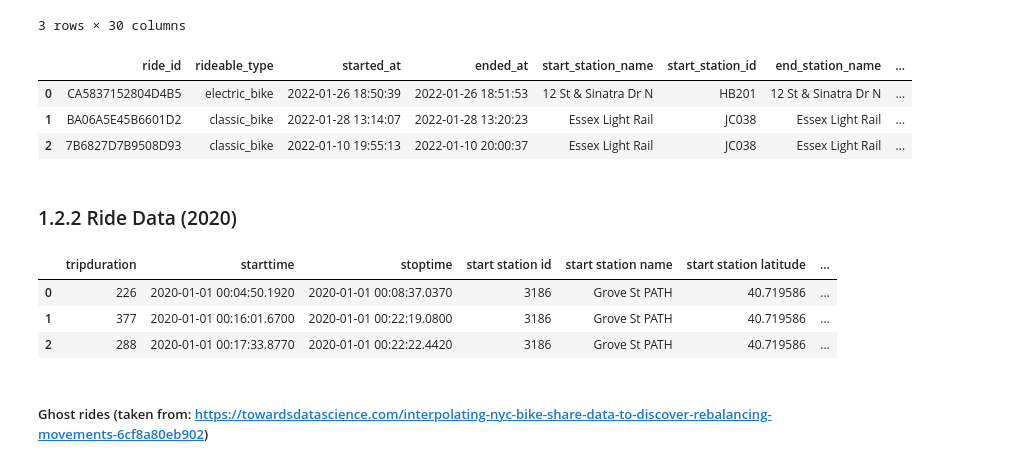
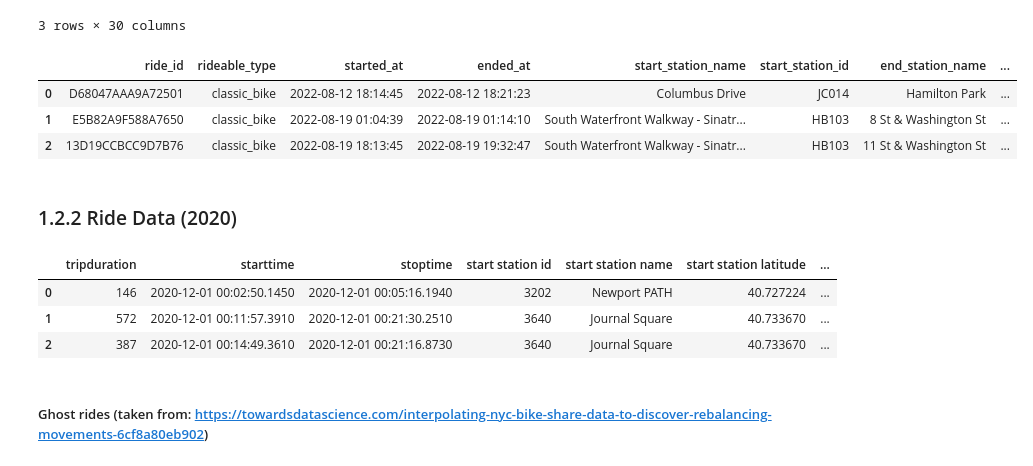
Before and after one commit to lukasschirren/nyc_bike_rental, a Jupyter notebook: data_preparation.ipynb, the cells around one changed output. Saved outputs shown, nothing was run; the diff lists cells and outputs as text; code cells hidden in the pictures.

Commit message:
Fixed data_preparation file errors

```diff
--- a/data_preparation.ipynb
+++ b/data_preparation.ipynb
@@ -119,34 +120,34 @@ combined_data.iloc[:3]
 # %%
 # From 2015 - 2021, 15 columns
 # From 2022 - 2024, 13 columns
 # Issues with 2017
 # Issues with 2021
 
 current_directory = os.getcwd()
-file_name = "data\\2022"
+file_name = "data//2022"
 folder_path = os.path.join(current_directory, file_name)
 
 data = combine_csv_files(folder_path)
 data.iloc[:3]
 # %% [output]
 |  | ride_id | rideable_type | started_at | ended_at | start_station_name | start_station_id | end_station_name | ... |
-| 0 | CA5837152804D4B5 | electric_bike | 2022-01-26 18:50:39 | 2022-01-26 18:51:53 | 12 St & Sinatra Dr N | HB201 | 12 St & Sinatra Dr N | ... |
-| 1 | BA06A5E45B6601D2 | classic_bike | 2022-01-28 13:14:07 | 2022-01-28 13:20:23 | Essex Light Rail | JC038 | Essex Light Rail | ... |
-| 2 | 7B6827D7B9508D93 | classic_bike | 2022-01-10 19:55:13 | 2022-01-10 20:00:37 | Essex Light Rail | JC038 | Essex Light Rail | ... |
+| 0 | D68047AAA9A72501 | classic_bike | 2022-08-12 18:14:45 | 2022-08-12 18:21:23 | Columbus Drive | JC014 | Hamilton Park | ... |
+| 1 | E5B82A9F588A7650 | classic_bike | 2022-08-19 01:04:39 | 2022-08-19 01:14:10 | South Waterfront Walkway - Sinatr... | HB103 | 8 St & Washington St | ... |
+| 2 | 13D19CCBCC9D7B76 | classic_bike | 2022-08-19 18:13:45 | 2022-08-19 19:32:47 | South Waterfront Walkway - Sinatr... | HB103 | 11 St & Washington St | ... |
 # %% [markdown]
 ### 1.2.2 Ride Data (2020)
 # %%
 current_directory = os.getcwd()
-file_name = "data\\2020"
+file_name = "data/2020"
 folder_path = os.path.join(current_directory, file_name)
 
 data_2020 = combine_csv_files(folder_path)
 data_2020.iloc[:3]
 # %% [output]
 |  | tripduration | starttime | stoptime | start station id | start station name | start station latitude | ... |
-| 0 | 226 | 2020-01-01 00:04:50.1920 | 2020-01-01 00:08:37.0370 | 3186 | Grove St PATH | 40.719586 | ... |
-| 1 | 377 | 2020-01-01 00:16:01.6700 | 2020-01-01 00:22:19.0800 | 3186 | Grove St PATH | 40.719586 | ... |
-| 2 | 288 | 2020-01-01 00:17:33.8770 | 2020-01-01 00:22:22.4420 | 3186 | Grove St PATH | 40.719586 | ... |
+| 0 | 146 | 2020-12-01 00:02:50.1450 | 2020-12-01 00:05:16.1940 | 3202 | Newport PATH | 40.727224 | ... |
+| 1 | 572 | 2020-12-01 00:11:57.3910 | 2020-12-01 00:21:30.2510 | 3640 | Journal Square | 40.733670 | ... |
+| 2 | 387 | 2020-12-01 00:14:49.3610 | 2020-12-01 00:21:16.8730 | 3640 | Journal Square | 40.733670 | ... |
 # %%
 data_2020['starttime'] = pd.to_datetime(data_2020['starttime'])
 data_2020['stoptime'] = pd.to_datetime(data_2020['stoptime'])
```
Also changed, not shown: parts of 1 cell of this notebook, 2 other files.
